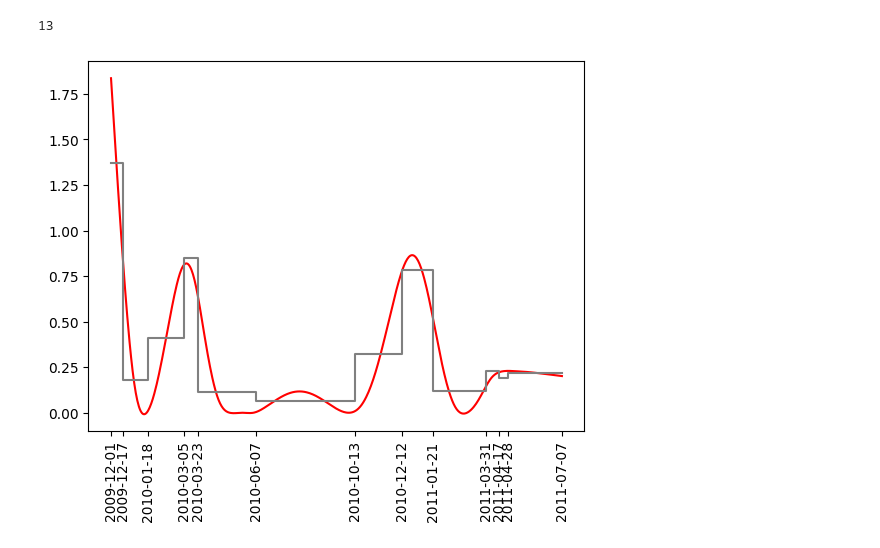
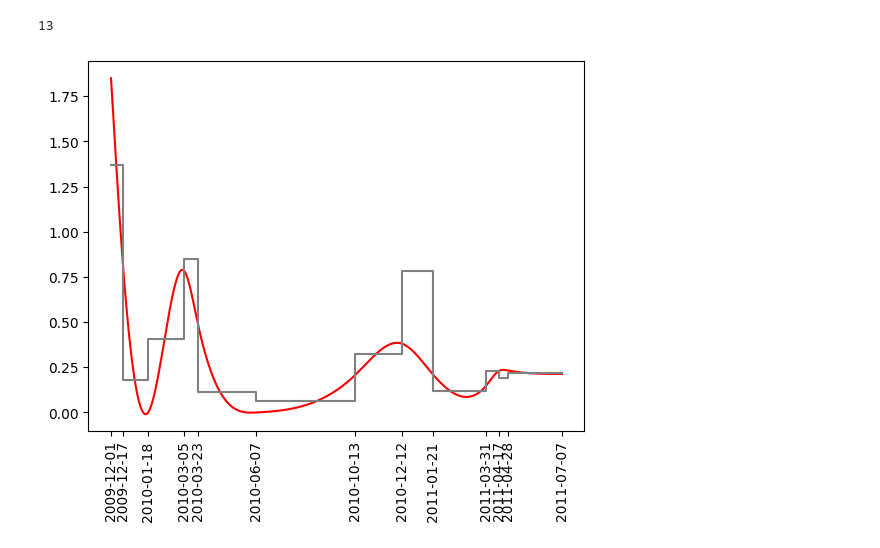
Before and after one commit to YuAKorablev/FunctionalSmoothingSpline, a Jupyter notebook: test.ipynb, the cells around one changed output. Drawn from its saved outputs; the diff is of its cells as text; code cells hidden in the pictures.

```diff
--- a/test.ipynb
+++ b/test.ipynb
@@ -11,0 +115,4 @@ The autoreload extension is already loaded. To reload it, use:
+# %%
+filename = "./Data3.csv"
+MyData = pd.read_csv(filename, sep = ";", decimal=',')
+MyData
@@ -11,0 +133,21 @@ The autoreload extension is already loaded. To reload it, use:
+# %%
+t_f = pd.to_datetime(MyData.t_f.dropna(), format='%d.%m.%Y')
+t_df = pd.to_datetime(MyData.t_df.dropna(), format='%d.%m.%Y')
+t_d2f = pd.to_datetime(MyData.t_d2f.dropna(), format='%d.%m.%Y')
+t_int_a = pd.to_datetime(MyData.t_int_a.dropna(), format='%d.%m.%Y')
+t_int_b = pd.to_datetime(MyData.t_int_b.dropna(), format='%d.%m.%Y')
+
+t_start = min(min(t_f),min(t_df),min(t_d2f),min(t_int_a))
+t_f = np.array([(x-t_start).days for x in t_f])
+t_df = np.array([(x-t_start).days for x in t_df])
+t_d2f = np.array([(x-t_start).days for x in t_d2f])
+t_int_a = np.array([(x-t_start).days for x in t_int_a])
+t_int_b = np.array([(x-t_start).days for x in t_int_b])
+
+y_f = MyData.y_f.dropna().to_numpy()
+y_df = MyData.y_df.dropna().to_numpy()
+y_d2f = MyData.y_d2f.dropna().to_numpy()
+y_int = MyData.y_int.dropna().to_numpy()
+
+m = round(3*(len(t_f) + len(t_df) + len(t_d2f) + len(t_int_a)))
+m
@@ -38,30 +238,35 @@ n
 # %% [output]
 13
 # %%
-# r =
-y = FunctionalSmoothingSpline(	t_int_a = t[0:(n-1)],
+W = np.ones(n-1)
+W[7] = 0.01
+#x = np.append(np.arange(t[0],t[-1],15), t[-1])
+r = FunctionalSmoothingSpline(	t_int_a = t[0:(n-1)],
                 				t_int_b = t[1:n],
                 				values_int = Y,
-                				knots_number = m,
+                				#knots_number = m,
+                                knots = t,
+                                weights_int = W,
+                                #x = x,
                 				alpha = 10**5,
-                                All_Positive = True, integral = False, info = False)
+                                All_Positive = True, integral = False, info = True)
 
-#x = r['x']
-#y = r['y']
-x = np.append(np.arange(t[0],t[-1],1), t[-1])
+x = r['x']
+y = r['y']
+#x = np.append(np.arange(t[0],t[-1],1), t[-1])
 
 plt.plot(x, y, color = "red")
 x2 = np.array([])
 y2 = np.array([])
 for i in range(n-1):
     x2 = np.append(x2,[ t[i], t[i+1] ])
     y2 = np.append(y2, [ Y[i]/(t[i+1]-t[i]), Y[i]/(t[i+1]-t[i]) ] )
 plt.plot(x2,y2,color="grey")
 plt.xticks(ticks=t, labels=[(t_start+pd.Timedelta(tx,"d")).date() for tx in t], rotation='vertical')
 plt.show()
 #print(r)
 # %% [output]
-[figure, old version]
+[figure, new version]
 # %%
 y
 # %% [output]
```
Also changed, not shown: parts of 24 cells of this notebook, 5 other files.
